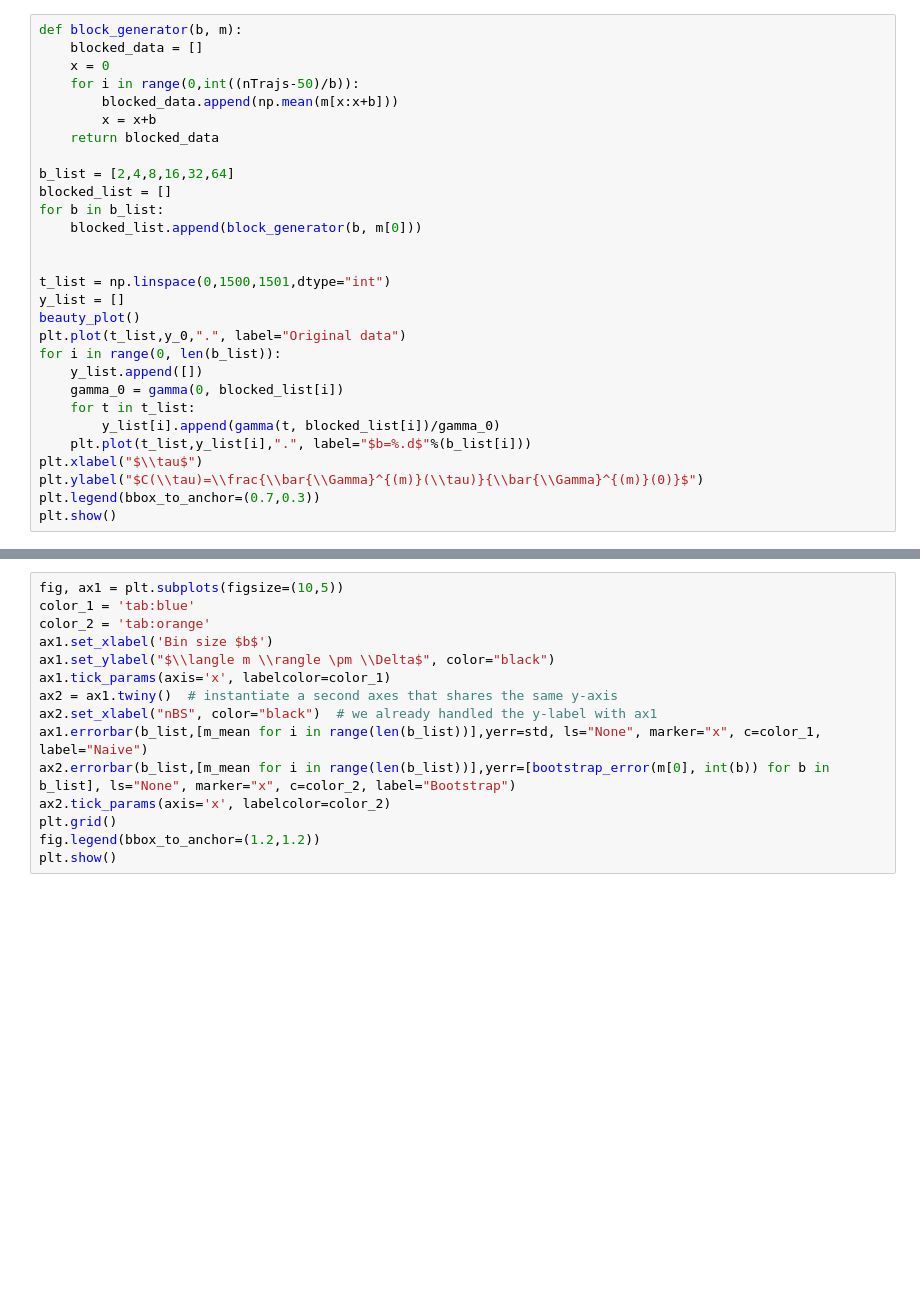
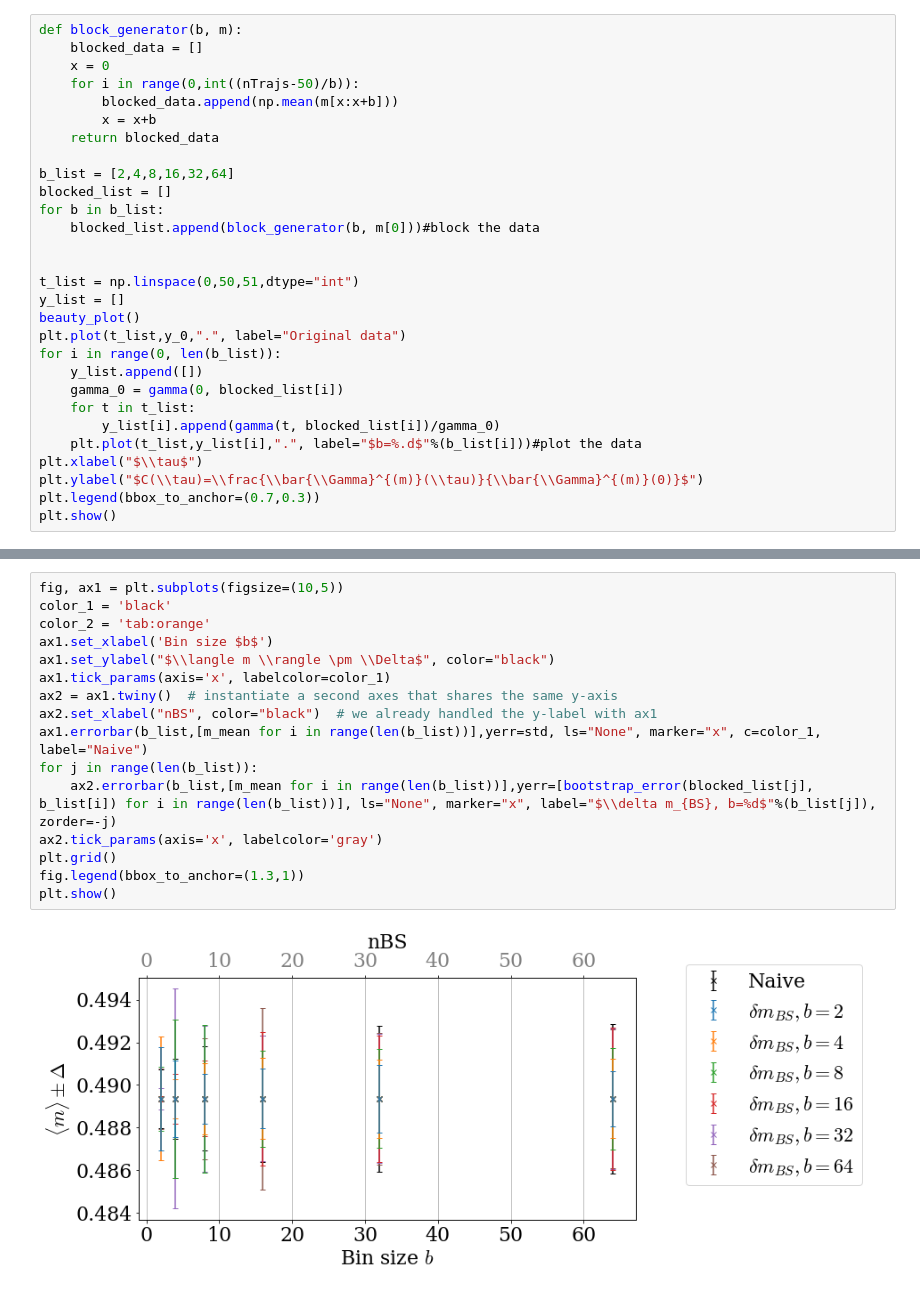
Before and after one commit to dschuechter/physics760_schuechter_krause, a Jupyter notebook: Exercise04/exercise_04.ipynb, the cells around one changed output, grey strips where cells are left out. Saved outputs shown, nothing was run; the diff lists cells and outputs as text; blank space fills up the shorter version.

```diff
--- a/Exercise04/exercise_04.ipynb
+++ b/Exercise04/exercise_04.ipynb
@@ -137,10 +180,10 @@ def block_generator(b, m):
 b_list = [2,4,8,16,32,64]
 blocked_list = []
 for b in b_list:
-    blocked_list.append(block_generator(b, m[0]))
+    blocked_list.append(block_generator(b, m[0]))#block the data
 
 
-t_list = np.linspace(0,1500,1501,dtype="int")
+t_list = np.linspace(0,50,51,dtype="int")
 y_list = []
 beauty_plot()
 plt.plot(t_list,y_0,".", label="Original data")
@@ -149,7 +192,7 @@ for i in range(0, len(b_list)):
     gamma_0 = gamma(0, blocked_list[i])
     for t in t_list:
         y_list[i].append(gamma(t, blocked_list[i])/gamma_0)
-    plt.plot(t_list,y_list[i],".", label="$b=%.d$"%(b_list[i]))
+    plt.plot(t_list,y_list[i],".", label="$b=%.d$"%(b_list[i]))#plot the data
 plt.xlabel("$\\tau$")
 plt.ylabel("$C(\\tau)=\\frac{\\bar{\\Gamma}^{(m)}(\\tau)}{\\bar{\\Gamma}^{(m)}(0)}$")
 plt.legend(bbox_to_anchor=(0.7,0.3))
@@ -187,15 +245,18 @@ plt.show()
 # %%
 fig, ax1 = plt.subplots(figsize=(10,5))
-color_1 = 'tab:blue'
+color_1 = 'black'
 color_2 = 'tab:orange'
 ax1.set_xlabel('Bin size $b$')
 ax1.set_ylabel("$\\langle m \\rangle \pm \\Delta$", color="black")
 ax1.tick_params(axis='x', labelcolor=color_1)
 ax2 = ax1.twiny()  # instantiate a second axes that shares the same y-axis
 ax2.set_xlabel("nBS", color="black")  # we already handled the y-label with ax1
 ax1.errorbar(b_list,[m_mean for i in range(len(b_list))],yerr=std, ls="None", marker="x", c=color_1, label="Naive")
-ax2.errorbar(b_list,[m_mean for i in range(len(b_list))],yerr=[bootstrap_error(m[0], int(b)) for b in b_list], ls="None", marker="x", c=color_2, label="Bootstrap")
-ax2.tick_params(axis='x', labelcolor=color_2)
+for j in range(len(b_list)):
+    ax2.errorbar(b_list,[m_mean for i in range(len(b_list))],yerr=[bootstrap_error(blocked_list[j], b_list[i]) for i in range(len(b_list))], ls="None", marker="x", label="$\\delta m_{BS}, b=%d$"%(b_list[j]), zorder=-j)
+ax2.tick_params(axis='x', labelcolor='gray')
 plt.grid()
-fig.legend(bbox_to_anchor=(1.2,1.2))
+fig.legend(bbox_to_anchor=(1.3,1))
 plt.show()
+# %% [output]
+[figure, added]
```
Also changed, not shown: parts of 15 cells of this notebook.
